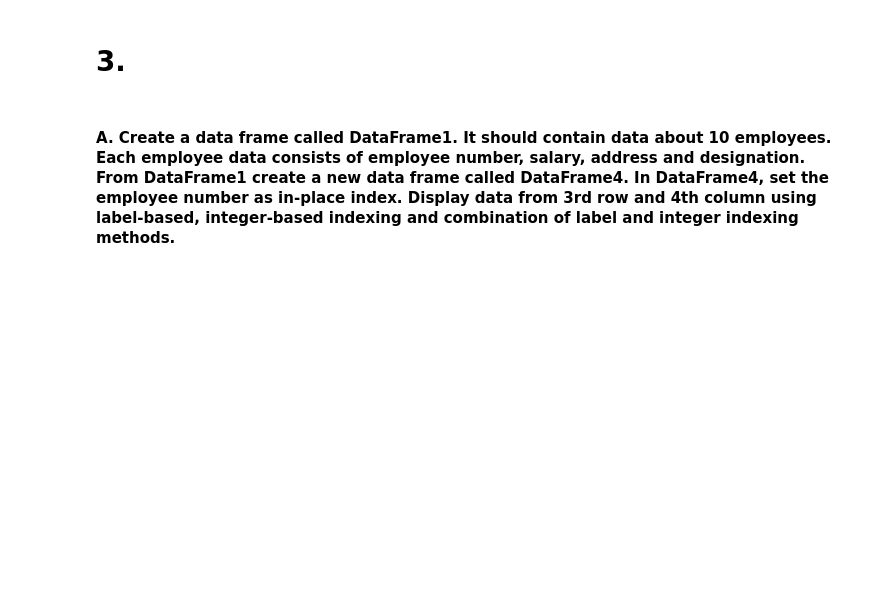
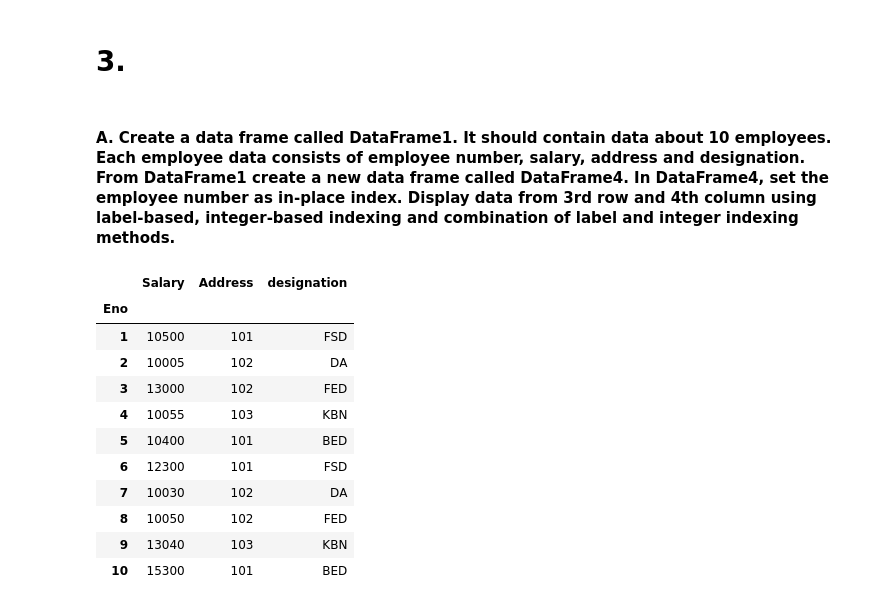
Before and after one commit to venaxin/MachineLearning, a Jupyter notebook: Untitled.ipynb, the cells around one changed output. Cells and saved outputs as stored; diff of their text form; code cells hidden in the pictures; blank space fills up the shorter version.

```diff
--- a/Untitled.ipynb
+++ b/Untitled.ipynb
@@ -273,13 +273,28 @@ plt.show()
 # %%
 import pandas as pd
 DataFrame1 = pd.DataFrame(
 [[1,10500,'101','FSD'],
  [2,10005,'102','DA'],
  [3,13000,'102','FED'],
  [4,10055,'103','KBN'],
  [5,10400,'101','BED'],
  [6,12300,'101','FSD'],
  [7,10030,'102','DA'],
  [8,10050,'102','FED'],
  [9,13040,'103','KBN'],
- [10,15300,'101','BED']],columns=("Eno",'Salary',"Address","Designation"))
+ [10,15300,'101','BED']],columns=("Eno",'Salary',"Address","designation"))
+DataFrame4 = DataFrame1.set_index('Eno')
+DataFrame4
+# %% [output]
+|  | Salary | Address | designation |
+| Eno |  |  |  |
+| 1 | 10500 | 101 | FSD |
+| 2 | 10005 | 102 | DA |
+| 3 | 13000 | 102 | FED |
+| 4 | 10055 | 103 | KBN |
+| 5 | 10400 | 101 | BED |
+| 6 | 12300 | 101 | FSD |
+| 7 | 10030 | 102 | DA |
+| 8 | 10050 | 102 | FED |
+| 9 | 13040 | 103 | KBN |
+| 10 | 15300 | 101 | BED |
```
Also changed, not shown: parts of 6 cells of this notebook.
